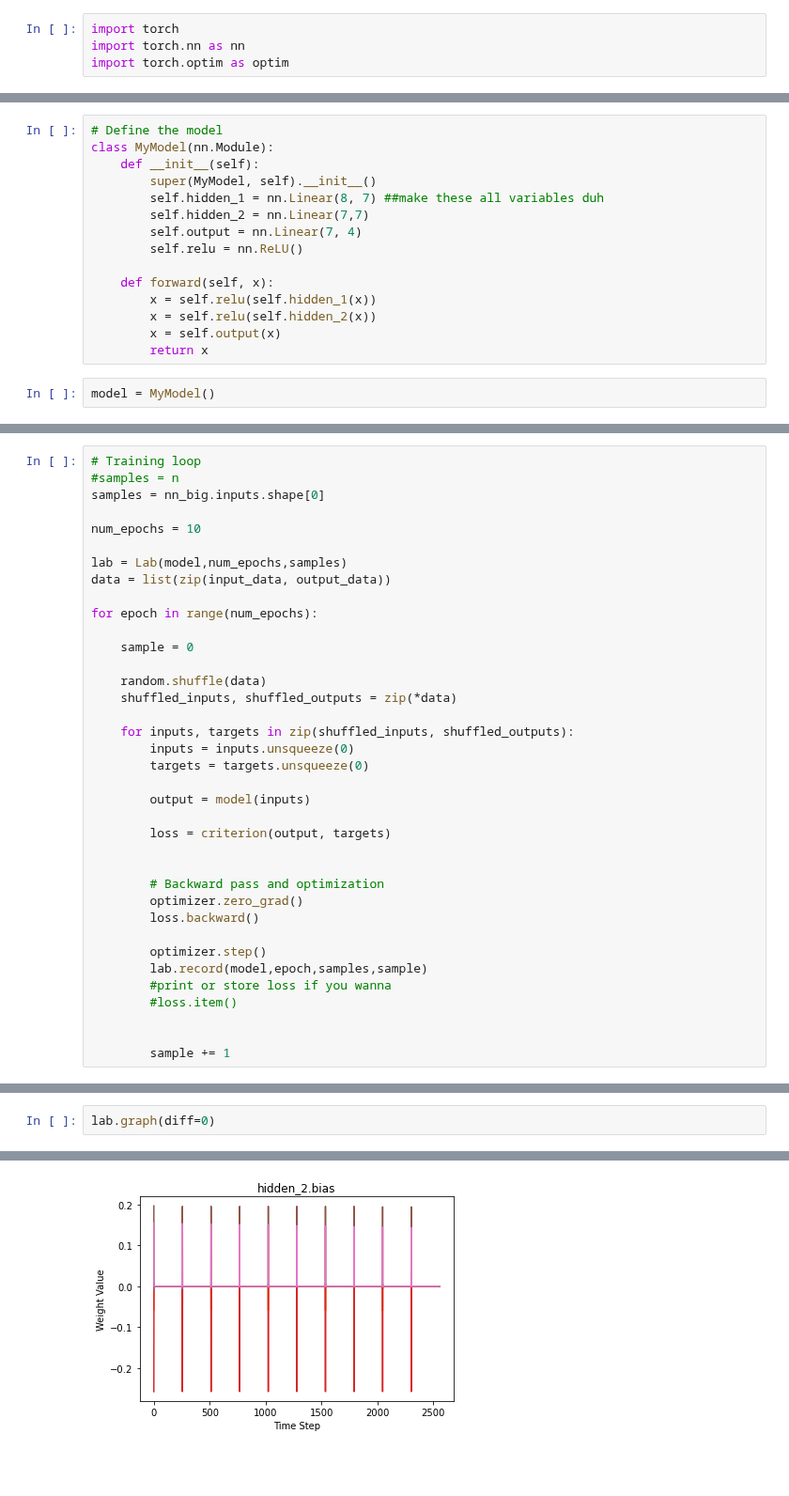
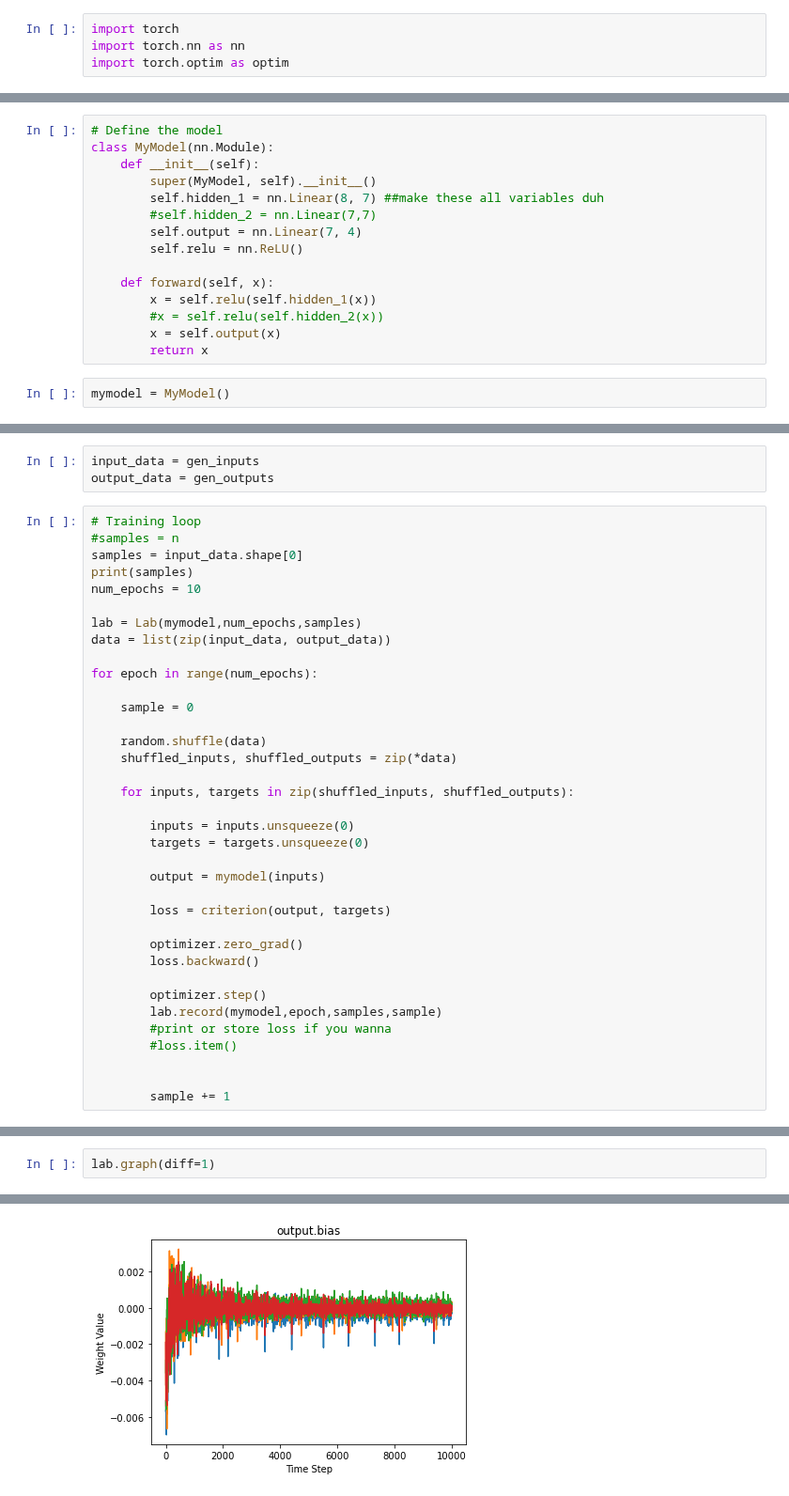
Before and after one commit to dallingordon/LABNET, a Jupyter notebook: labnet_implementation.ipynb, the cells around one changed output, grey strips where cells are left out. Shown at 94% size. Saved outputs shown, nothing was run; the diff lists cells and outputs as text; blank space fills up the shorter version.

Commit message:
nn generated data works, added some graphs

```diff
--- a/labnet_implementation.ipynb
+++ b/labnet_implementation.ipynb
@@ -140,16 +162,16 @@ class MyModel(nn.Module):
     def __init__(self):
         super(MyModel, self).__init__()
         self.hidden_1 = nn.Linear(8, 7) ##make these all variables duh
-        self.hidden_2 = nn.Linear(7,7)
+        #self.hidden_2 = nn.Linear(7,7)
         self.output = nn.Linear(7, 4)
         self.relu = nn.ReLU()
 
     def forward(self, x):
         x = self.relu(self.hidden_1(x))
-        x = self.relu(self.hidden_2(x))
+        #x = self.relu(self.hidden_2(x))
         x = self.output(x)
         return x
 # %%
-model = MyModel()
+mymodel = MyModel()
 # %%
 criterion = nn.MSELoss()
@@ -163,11 +188,14 @@ input_data = inputs
+# %%
+input_data = gen_inputs
+output_data = gen_outputs
 # %%
 # Training loop
 #samples = n
-samples = nn_big.inputs.shape[0]
-
+samples = input_data.shape[0]
+print(samples)
 num_epochs = 10
 
-lab = Lab(model,num_epochs,samples)
+lab = Lab(mymodel,num_epochs,samples)
 data = list(zip(input_data, output_data))
 
 for epoch in range(num_epochs):
@@ -178,20 +206,19 @@ for epoch in range(num_epochs):
     shuffled_inputs, shuffled_outputs = zip(*data)
 
     for inputs, targets in zip(shuffled_inputs, shuffled_outputs):
+
         inputs = inputs.unsqueeze(0)
         targets = targets.unsqueeze(0)
 
-        output = model(inputs)
+        output = mymodel(inputs)
 
         loss = criterion(output, targets)
 
-
-        # Backward pass and optimization
         optimizer.zero_grad()
         loss.backward()
 
         optimizer.step()
-        lab.record(model,epoch,samples,sample)
+        lab.record(mymodel,epoch,samples,sample)
         #print or store loss if you wanna
         #loss.item()
 
@@ -200,3 +229,3 @@ for epoch in range(num_epochs):
 # %%
-lab.graph(diff=0)
+lab.graph(diff=1)
 # %% [output]
@@ -206 +235 @@ lab.graph(diff=0)
-[figure, old version]
+[figure, new version]
```
Also changed, not shown: parts of 6 cells of this notebook.
